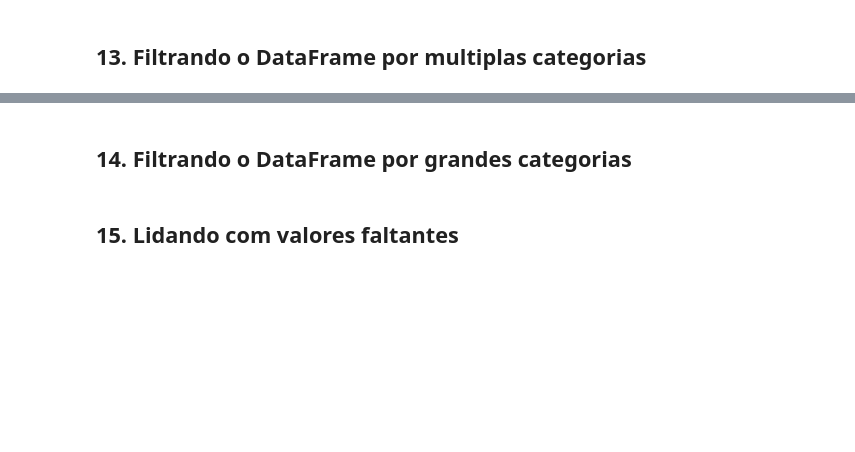
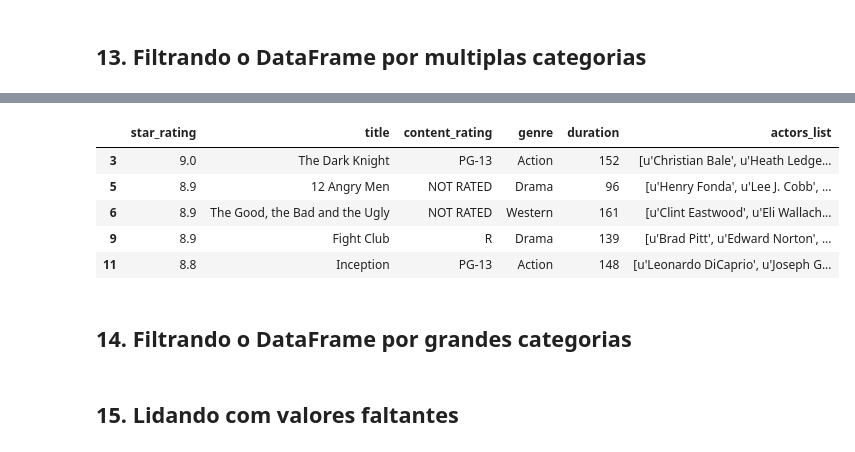
Before and after one commit to alexaugusto23/python_developer, a Jupyter notebook: Data School Pandas/best_tricks.ipynb, the cells around one changed output, grey strips where cells are left out. Cells and saved outputs as stored; diff of their text form; code cells hidden in the pictures; blank space fills up the shorter version.

```diff
--- a/Data School Pandas/best_tricks.ipynb
+++ b/Data School Pandas/best_tricks.ipynb
@@ -328,3 +501,14 @@ FileNotFoundError: [Errno 2] No such file or directory: 'data/stocks1.csv'
+# %%
+movies[(movies['genre'] == 'Action')|
+       (movies['genre'] == 'Drama')|
+       (movies['genre'] == 'Western')].head()
+# %% [output]
+|  | star_rating | title | content_rating | genre | duration | actors_list |
+| 3 | 9.0 | The Dark Knight | PG-13 | Action | 152 | [u'Christian Bale', u'Heath Ledge... |
+| 5 | 8.9 | 12 Angry Men | NOT RATED | Drama | 96 | [u'Henry Fonda', u'Lee J. Cobb', ... |
+| 6 | 8.9 | The Good, the Bad and the Ugly | NOT RATED | Western | 161 | [u'Clint Eastwood', u'Eli Wallach... |
+| 9 | 8.9 | Fight Club | R | Drama | 139 | [u'Brad Pitt', u'Edward Norton', ... |
+| 11 | 8.8 | Inception | PG-13 | Action | 148 | [u'Leonardo DiCaprio', u'Joseph G... |
 # %% [markdown]
 ## 14. Filtrando o DataFrame por grandes categorias
 # %% [markdown]
```
Also changed, not shown: parts of 28 cells of this notebook, 1 other file.
